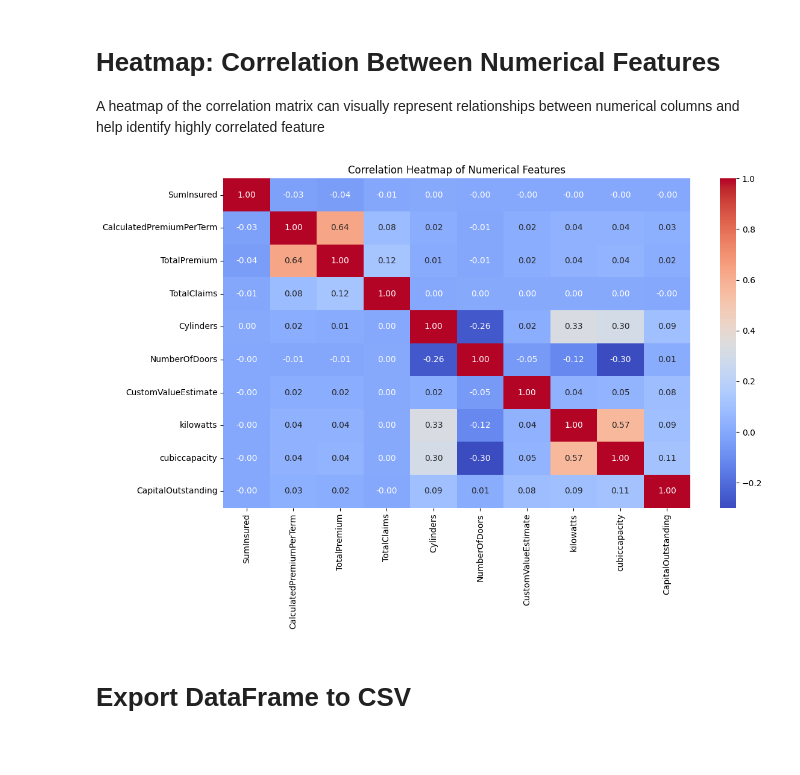
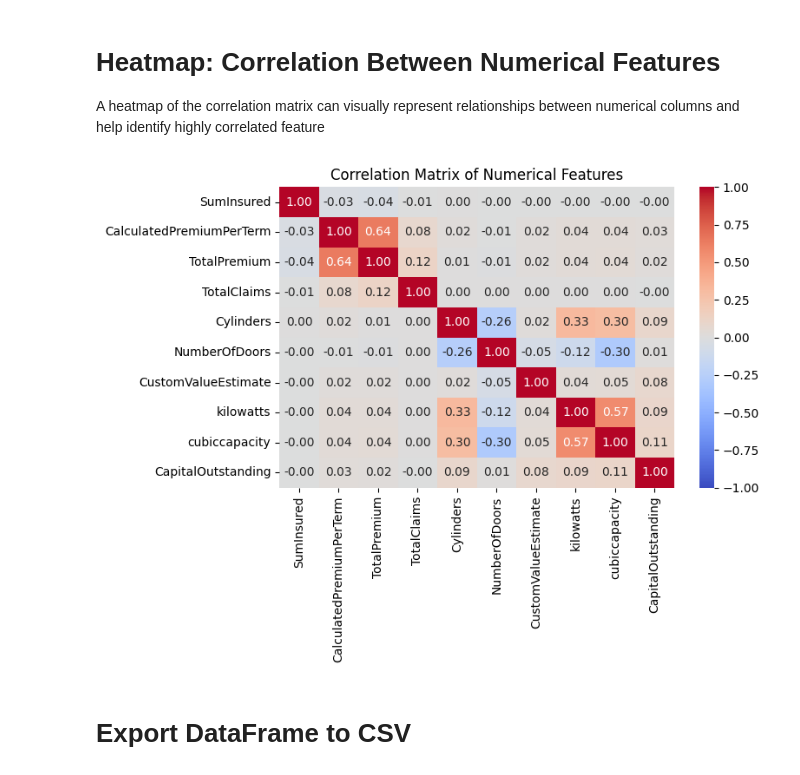
Before and after one commit to Ermi23/Claim-And-Risk-Analytics-for-Insurance, a Jupyter notebook: notebooks/Insurance_Data_EDA.ipynb, the cells around one changed output. Drawn from its saved outputs; the diff is of its cells as text; code cells hidden in the pictures.

```diff
--- a/notebooks/Insurance_Data_EDA.ipynb
+++ b/notebooks/Insurance_Data_EDA.ipynb
@@ -576,15 +307,10 @@ Passing `palette` without assigning `hue` is deprecated and will be removed in v
 # %% [markdown]
 # Heatmap: Correlation Between Numerical Features
 A heatmap of the correlation matrix can visually represent relationships between numerical columns and help identify highly correlated feature
-# %%
-plt.figure(figsize=(12, 8))
-corr = data[relevant_numerical_columns].corr()
-sns.heatmap(corr, annot=True, cmap='coolwarm', fmt='.2f')
-plt.title('Correlation Heatmap of Numerical Features')
-plt.tight_layout()
-plt.show()
-# %% [output]
-[figure, removed]
+# %%
+analysis.plot_correlation_matrix()
+# %% [output]
+[figure, added]
 # %% [markdown]
 # Export DataFrame to CSV
 # %%
```
Also changed, not shown: parts of 49 cells of this notebook, 1 other file.
